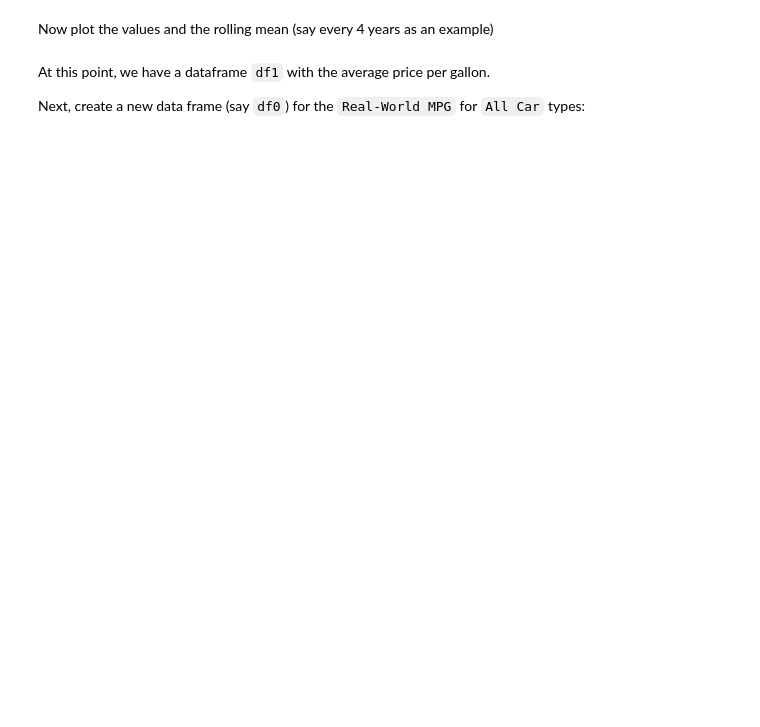
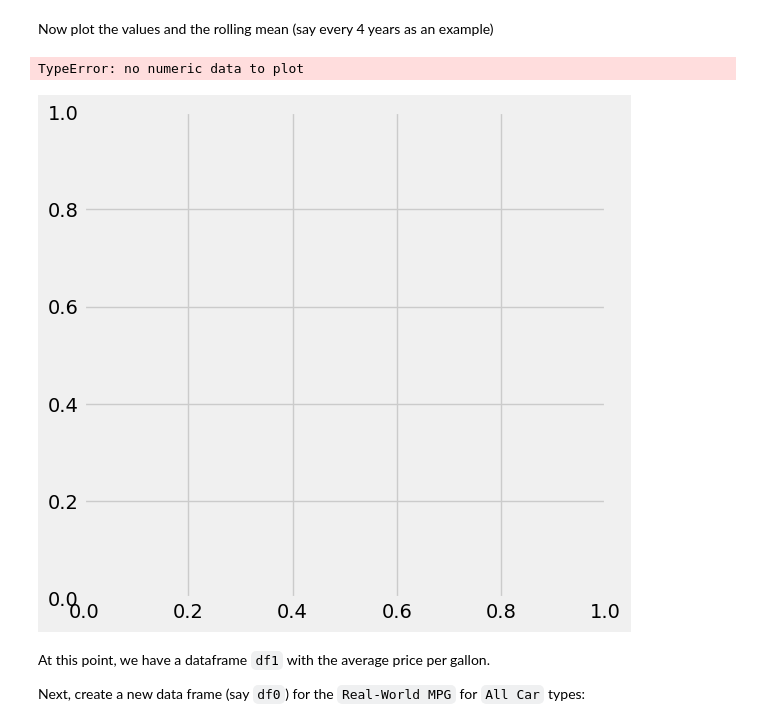
Before and after one commit to wypark2/mse598dm-python-data, a Jupyter notebook: collecting-organizing-analyzing-basics/collecting-organizing-analyzing-data.ipynb, the cells around one changed output. Saved outputs shown, nothing was run; the diff lists cells and outputs as text; code cells hidden in the pictures; blank space fills up the shorter version.

```diff
--- a/collecting-organizing-analyzing-basics/collecting-organizing-analyzing-data.ipynb
+++ b/collecting-organizing-analyzing-basics/collecting-organizing-analyzing-data.ipynb
@@ -378,10 +743,11 @@ mydf[
 # %% [markdown]
 Make a new data frame (say `df1`) for unleaded and set the `Date` as the index
 # %%
+#clear
 df1 = pricedf[
-    (pricedf['Data Type'] == #FIXME! )
+    (pricedf['Data Type'] == 'AVG')
     &
-    (pricedf['MSN'] == #FIXME! )
+    (pricedf['MSN'] == 'RUUCUUS')
 ][['Date','Value']]
 
 df1.set_index('Date', inplace=True)
@@ -389,5 +770,15 @@ df1
 # %% [markdown]
 Now plot the values and the rolling mean (say every 4 years as an example)
+# %%
+#clear
+fig = plt.figure(figsize=(6,6))
+ax = fig.gca()
+
+df1.plot(ax=ax)
+df1.rolling(4).mean().plot(ax=ax)
+# %% [output]
+TypeError: no numeric data to plot
+[figure, added]
 # %% [markdown]
 At this point, we have a dataframe `df1` with the average price per gallon.
 
```
Also changed, not shown: parts of 58 cells of this notebook.
